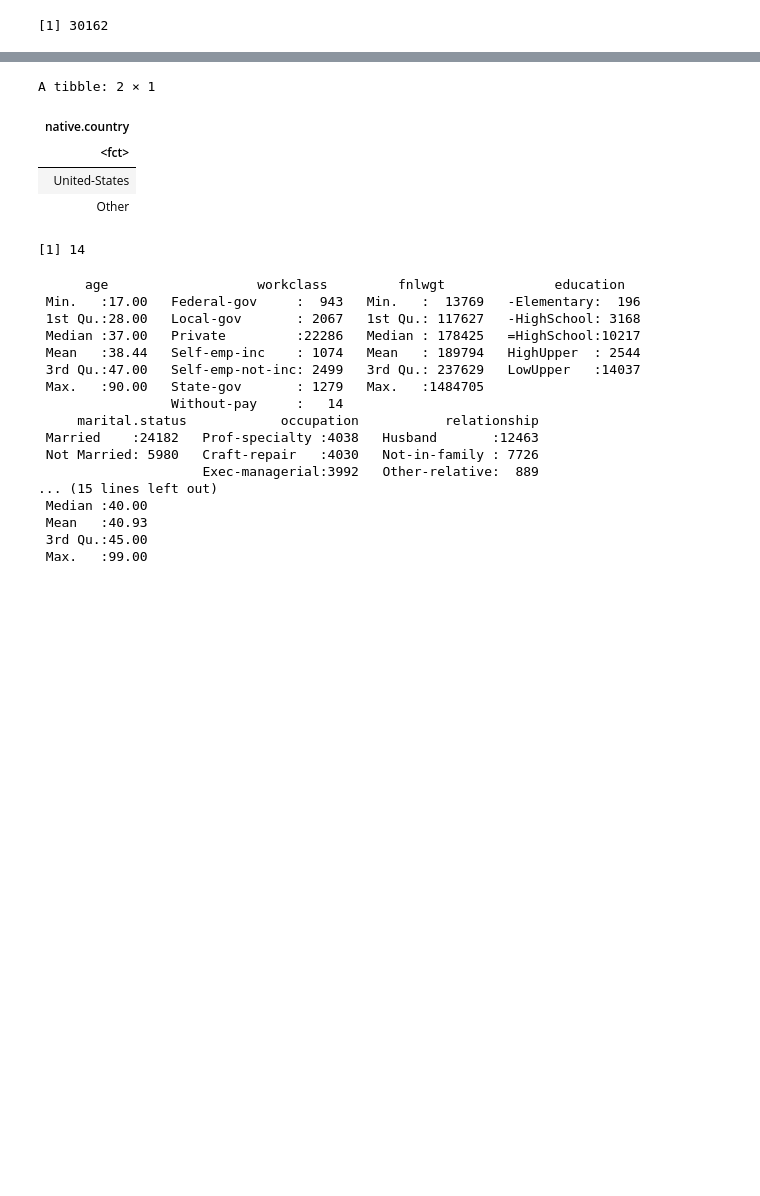
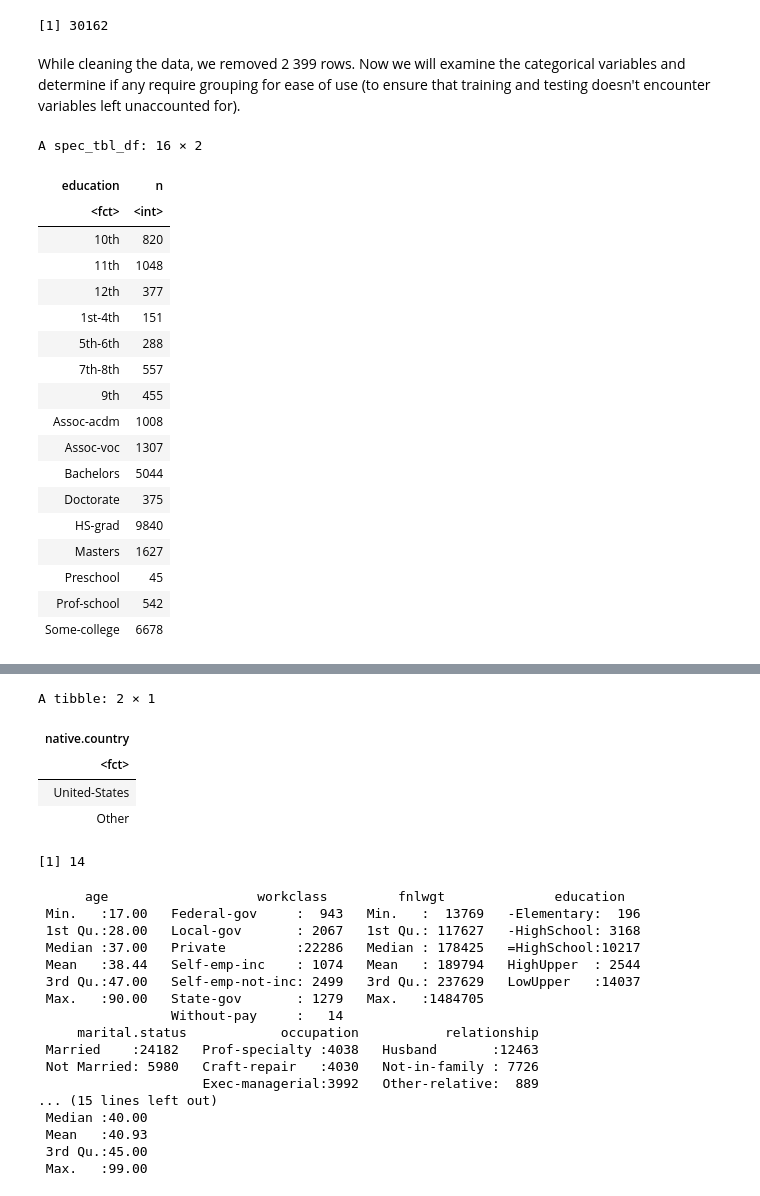
Before and after one commit to Chri-Sun/STAT301_Project, a Jupyter notebook: Proposal.ipynb, the cells around one changed output, grey strips where cells are left out. Saved outputs shown, nothing was run; the diff lists cells and outputs as text; code cells hidden in the pictures; blank space fills up the shorter version.

```diff
--- a/Proposal.ipynb
+++ b/Proposal.ipynb
@@ -86,4 +88,28 @@ A tibble: 6 × 15
 | 38 | Private | 150601 | 10th | 6 | Separated | Adm-clerical | Unmarried | White | ... |
 | 74 | State-gov | 88638 | Doctorate | 16 | Never-married | Prof-specialty | Other-relative | White | ... |
 [1] 30162
+# %% [markdown]
+While cleaning the data, we removed 2 399 rows. Now we will examine the categorical variables and determine if any require grouping for ease of use (to ensure that training and testing doesn't encounter variables left unaccounted for).
+# %%
+noques_adult %>% count(education)
+# %% [output]
+A spec_tbl_df: 16 × 2
+| education | n |
+| <fct> | <int> |
+| 10th | 820 |
+| 11th | 1048 |
+| 12th | 377 |
+| 1st-4th | 151 |
+| 5th-6th | 288 |
+| 7th-8th | 557 |
+| 9th | 455 |
+| Assoc-acdm | 1008 |
+| Assoc-voc | 1307 |
+| Bachelors | 5044 |
+| Doctorate | 375 |
+| HS-grad | 9840 |
+| Masters | 1627 |
+| Preschool | 45 |
+| Prof-school | 542 |
+| Some-college | 6678 |
 # %%
```
Also changed, not shown: parts of 8 cells of this notebook.
